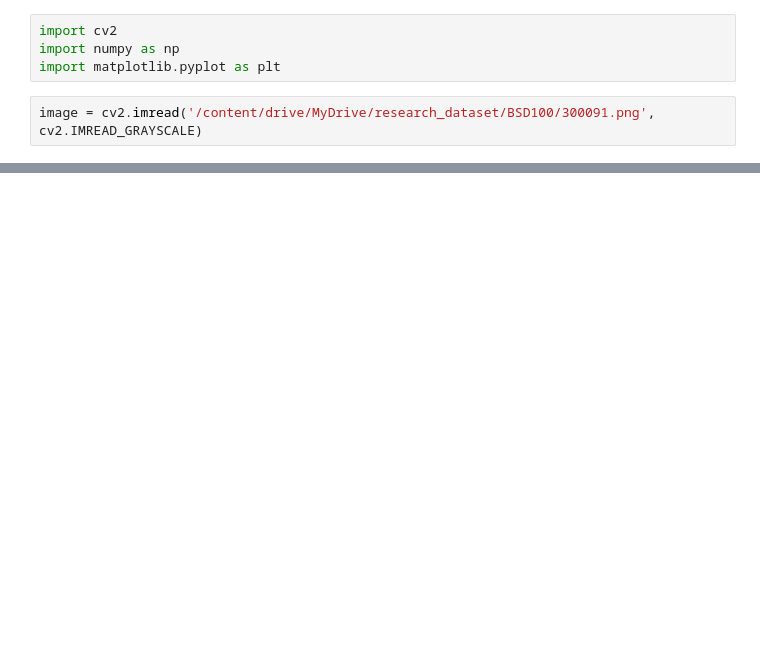
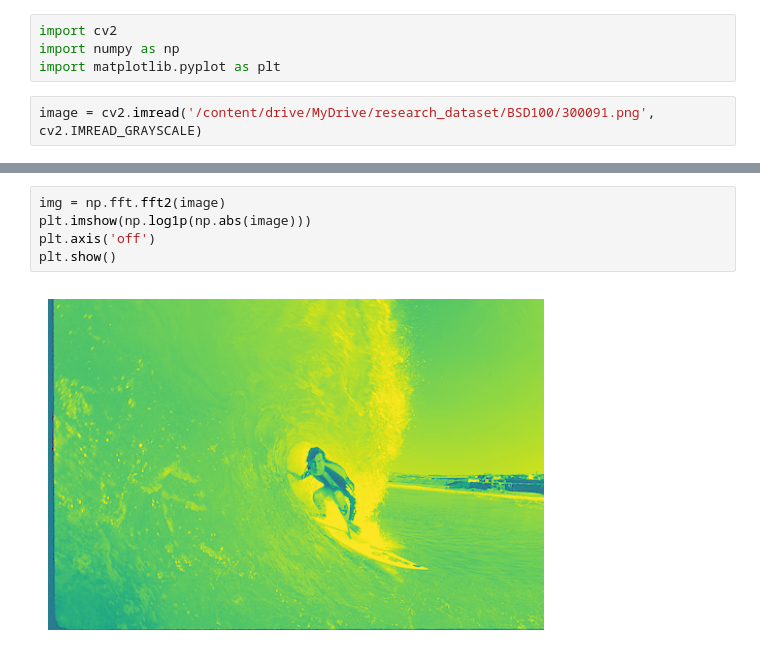
Before and after one commit to Aleena24/Computer-Vision, a Jupyter notebook: lab5_low_high_pass_filter.ipynb, the cells around one changed output, grey strips where cells are left out. Cells and saved outputs as stored; diff of their text form; blank space fills up the shorter version.

```diff
--- a/lab5_low_high_pass_filter.ipynb
+++ b/lab5_low_high_pass_filter.ipynb
@@ -8,0 +14,7 @@ image = cv2.imread('/content/drive/MyDrive/research_dataset/BSD100/300091.png',
+# %%
+img = np.fft.fft2(image)
+plt.imshow(np.log1p(np.abs(image)))
+plt.axis('off')
+plt.show()
+# %% [output]
+[figure, added]
```
Also changed, not shown: parts of 29 cells of this notebook.
